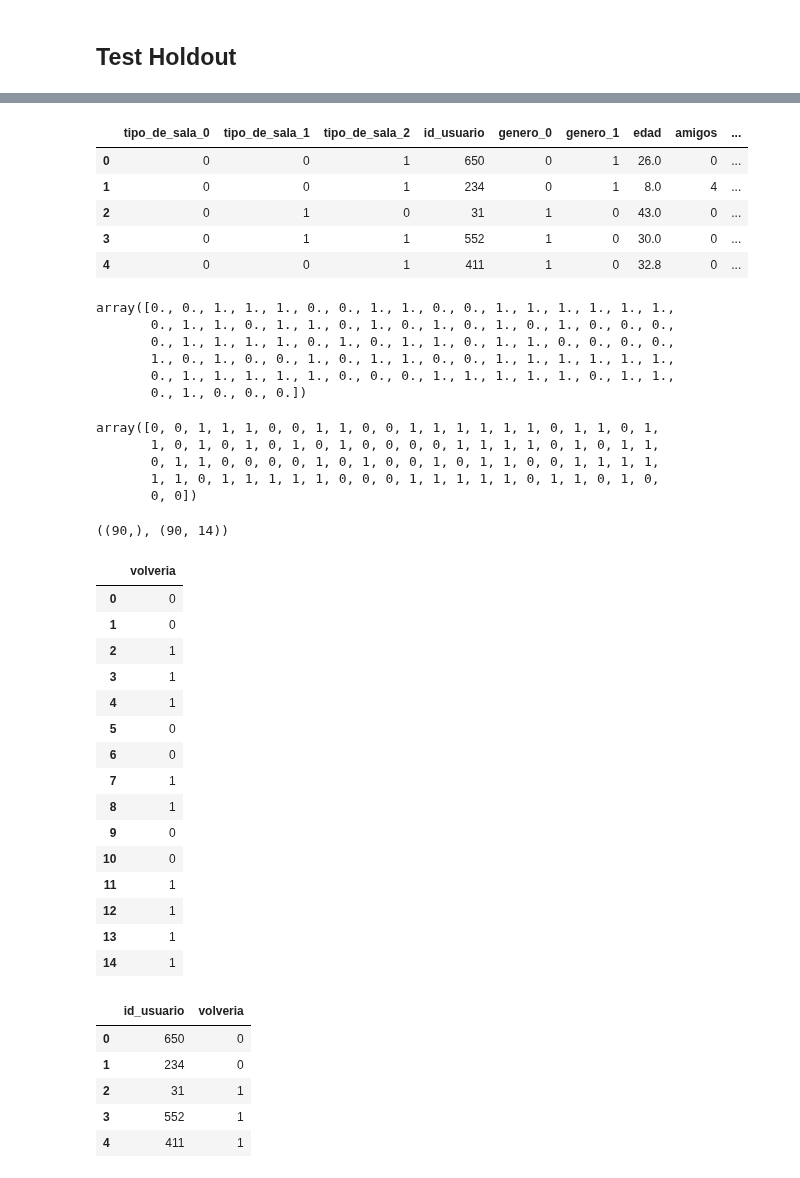
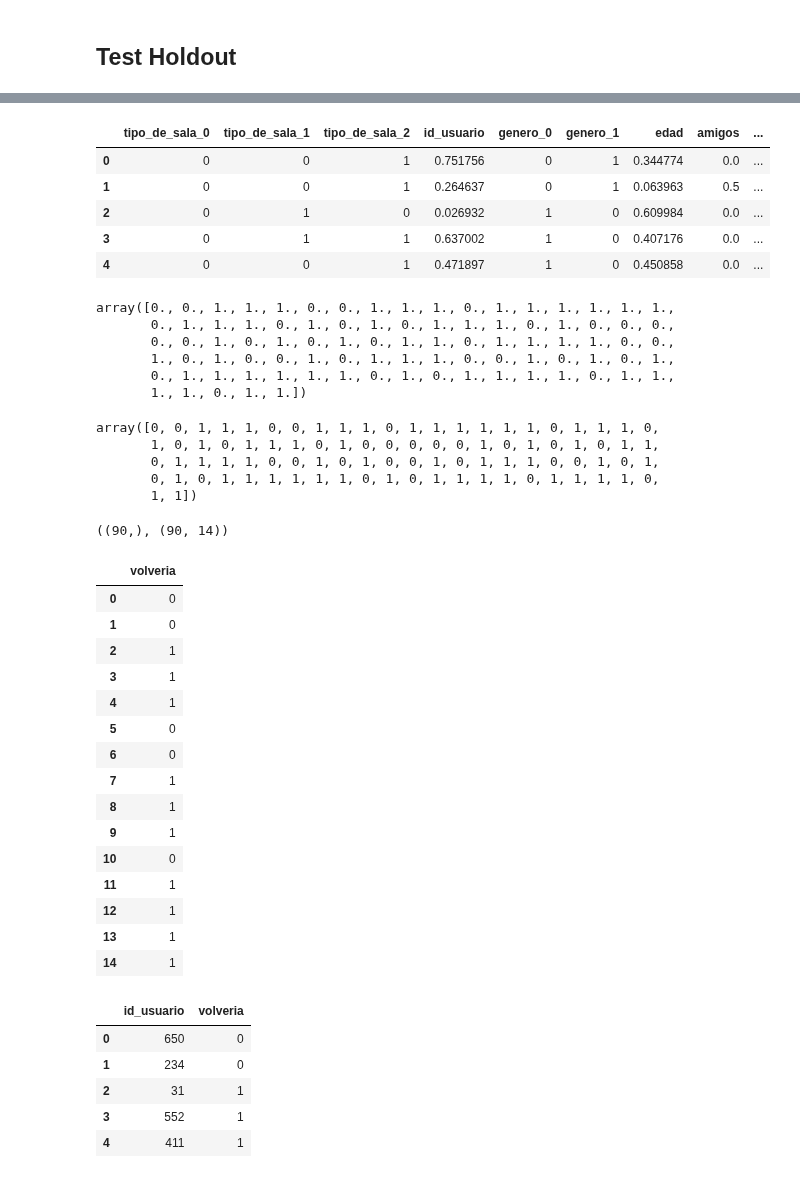
Before and after one commit to JuanOpizzi/Datos-2020-2c, a Jupyter notebook: TP2/knn.ipynb, the cells around one changed output, grey strips where cells are left out. Drawn from its saved outputs; the diff is of its cells as text; code cells hidden in the pictures.

```diff
--- a/TP2/knn.ipynb
+++ b/TP2/knn.ipynb
@@ -149,35 +149,36 @@ holdout.head(5)
 # %%
 df_h = prepod_tp1_un_df(holdout)
 df_h = replace_nulls_edad(df_h, 'media')
+df_h = normalizar_atributos_numericos(df_h)
 df_h = encodear_atributos_categoricos(df_h)
 df_h = df_h.drop(['volveria'], axis=1)
 df_h.head()
 # %% [output]
 |  | tipo_de_sala_0 | tipo_de_sala_1 | tipo_de_sala_2 | id_usuario | genero_0 | genero_1 | edad | amigos | ... |
-| 0 | 0 | 0 | 1 | 650 | 0 | 1 | 26.0 | 0 | ... |
-| 1 | 0 | 0 | 1 | 234 | 0 | 1 | 8.0 | 4 | ... |
-| 2 | 0 | 1 | 0 | 31 | 1 | 0 | 43.0 | 0 | ... |
-| 3 | 0 | 1 | 1 | 552 | 1 | 0 | 30.0 | 0 | ... |
-| 4 | 0 | 0 | 1 | 411 | 1 | 0 | 32.8 | 0 | ... |
+| 0 | 0 | 0 | 1 | 0.751756 | 0 | 1 | 0.344774 | 0.0 | ... |
+| 1 | 0 | 0 | 1 | 0.264637 | 0 | 1 | 0.063963 | 0.5 | ... |
+| 2 | 0 | 1 | 0 | 0.026932 | 1 | 0 | 0.609984 | 0.0 | ... |
+| 3 | 0 | 1 | 1 | 0.637002 | 1 | 0 | 0.407176 | 0.0 | ... |
+| 4 | 0 | 0 | 1 | 0.471897 | 1 | 0 | 0.450858 | 0.0 | ... |
 # %%
 y_pred = knn.predict(df_h)
 y_pred
 # %% [output]
-array([0., 0., 1., 1., 1., 0., 0., 1., 1., 0., 0., 1., 1., 1., 1., 1., 1.,
-       0., 1., 1., 0., 1., 1., 0., 1., 0., 1., 0., 1., 0., 1., 0., 0., 0.,
-       0., 1., 1., 1., 1., 0., 1., 0., 1., 1., 0., 1., 1., 0., 0., 0., 0.,
-       1., 0., 1., 0., 0., 1., 0., 1., 1., 0., 0., 1., 1., 1., 1., 1., 1.,
-       0., 1., 1., 1., 1., 1., 0., 0., 0., 1., 1., 1., 1., 1., 0., 1., 1.,
-       0., 1., 0., 0., 0.])
+array([0., 0., 1., 1., 1., 0., 0., 1., 1., 1., 0., 1., 1., 1., 1., 1., 1.,
+       0., 1., 1., 1., 0., 1., 0., 1., 0., 1., 1., 1., 0., 1., 0., 0., 0.,
+       0., 0., 1., 0., 1., 0., 1., 0., 1., 1., 0., 1., 1., 1., 1., 0., 0.,
+       1., 0., 1., 0., 0., 1., 0., 1., 1., 1., 0., 0., 1., 0., 1., 0., 1.,
+       0., 1., 1., 1., 1., 1., 1., 0., 1., 0., 1., 1., 1., 1., 0., 1., 1.,
+       1., 1., 0., 1., 1.])
 # %%
 y_pred = y_pred.astype(int)
 y_pred
 # %% [output]
-array([0, 0, 1, 1, 1, 0, 0, 1, 1, 0, 0, 1, 1, 1, 1, 1, 1, 0, 1, 1, 0, 1,
-       1, 0, 1, 0, 1, 0, 1, 0, 1, 0, 0, 0, 0, 1, 1, 1, 1, 0, 1, 0, 1, 1,
-       0, 1, 1, 0, 0, 0, 0, 1, 0, 1, 0, 0, 1, 0, 1, 1, 0, 0, 1, 1, 1, 1,
-       1, 1, 0, 1, 1, 1, 1, 1, 0, 0, 0, 1, 1, 1, 1, 1, 0, 1, 1, 0, 1, 0,
-       0, 0])
+array([0, 0, 1, 1, 1, 0, 0, 1, 1, 1, 0, 1, 1, 1, 1, 1, 1, 0, 1, 1, 1, 0,
+       1, 0, 1, 0, 1, 1, 1, 0, 1, 0, 0, 0, 0, 0, 1, 0, 1, 0, 1, 0, 1, 1,
+       0, 1, 1, 1, 1, 0, 0, 1, 0, 1, 0, 0, 1, 0, 1, 1, 1, 0, 0, 1, 0, 1,
+       0, 1, 0, 1, 1, 1, 1, 1, 1, 0, 1, 0, 1, 1, 1, 1, 0, 1, 1, 1, 1, 0,
+       1, 1])
 # %%
 (y_pred.shape, df_h.shape)
 # %% [output]
@@ -197,7 +198,7 @@ serie_predicha.head(15)
 | 6 | 0 |
 | 7 | 1 |
 | 8 | 1 |
-| 9 | 0 |
+| 9 | 1 |
 | 10 | 0 |
 | 11 | 1 |
 | 12 | 1 |
```
